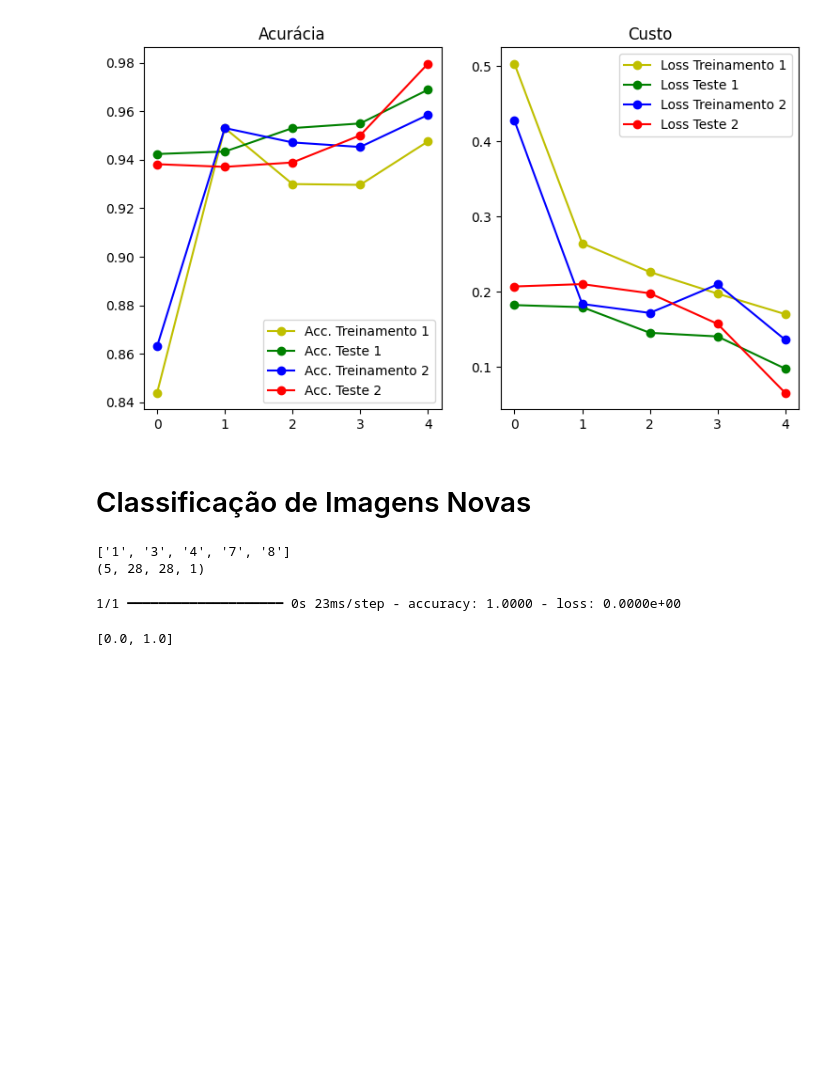
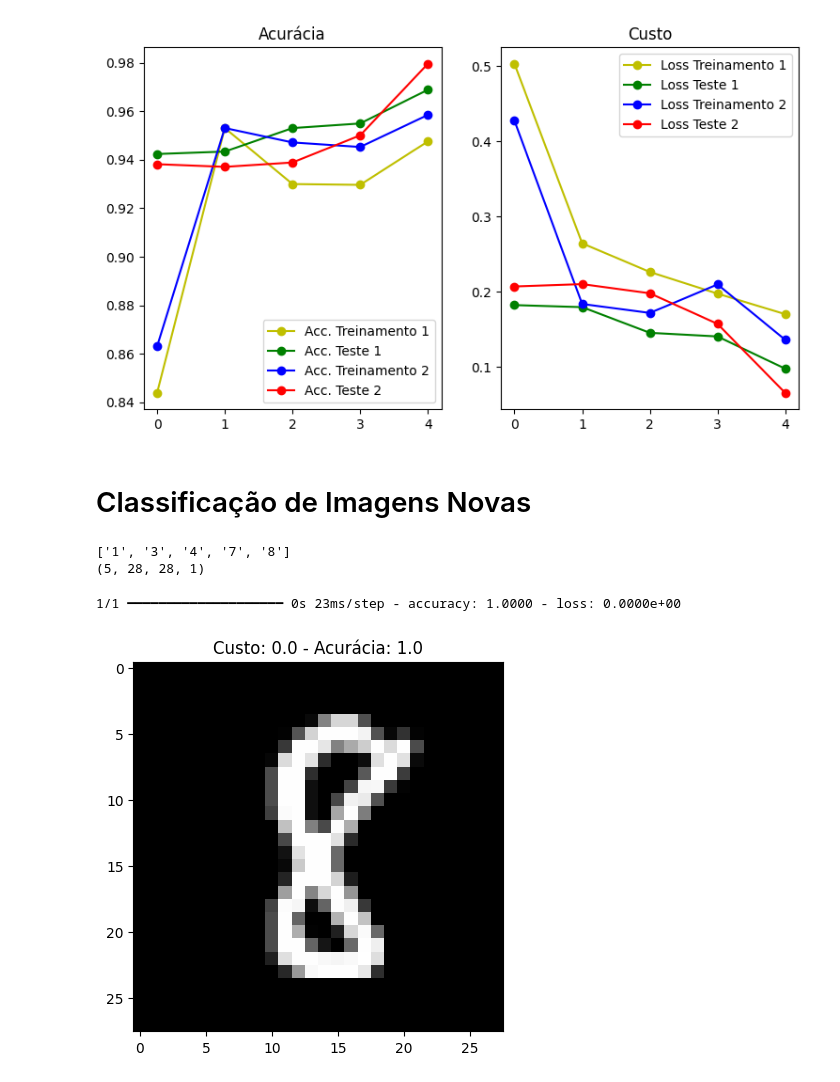
Before and after one commit to jp-turra/machine-learning, a Jupyter notebook: 04_model_mnist.ipynb, the cells around one changed output. Saved outputs shown, nothing was run; the diff lists cells and outputs as text; code cells hidden in the pictures; blank space fills up the shorter version.

```diff
--- a/04_model_mnist.ipynb
+++ b/04_model_mnist.ipynb
@@ -513,11 +562,15 @@ print(imagens.shape)
 # %%
 index = np.random.randint(0, X_test.shape[0])
 
-imagens = X_test[0]
-classes = y_test[0]
+imagens = X_test[index]
+classes = y_test[index]
 
-modelo.evaluate(x=np.expand_dims(imagens, axis=0), y=to_categorical([classes], 10))
+loss, metrics = modelo.evaluate(x=np.expand_dims(imagens, axis=0), y=to_categorical([classes], 10))
+
+plt.title(f"Custo: {loss} - Acurácia: {metrics}")
+plt.imshow(imagens, cmap='gray')
+plt.show()
 # %% [output]
 1/1 ━━━━━━━━━━━━━━━━━━━━ 0s 23ms/step - accuracy: 1.0000 - loss: 0.0000e+00
-[0.0, 1.0]
+[figure, added]
 # %%
```
Also changed, not shown: parts of 11 cells of this notebook, 5 other files.
